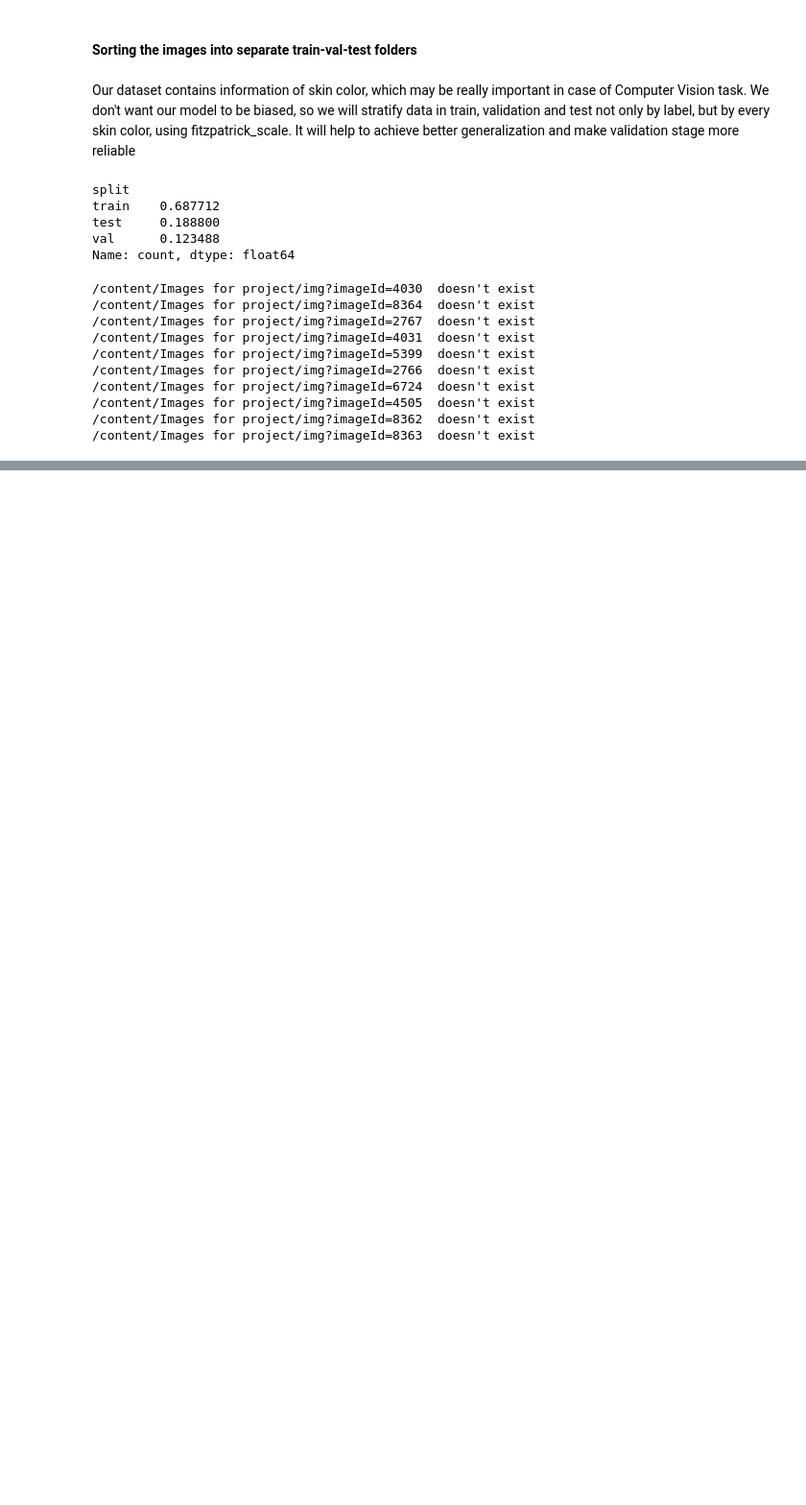
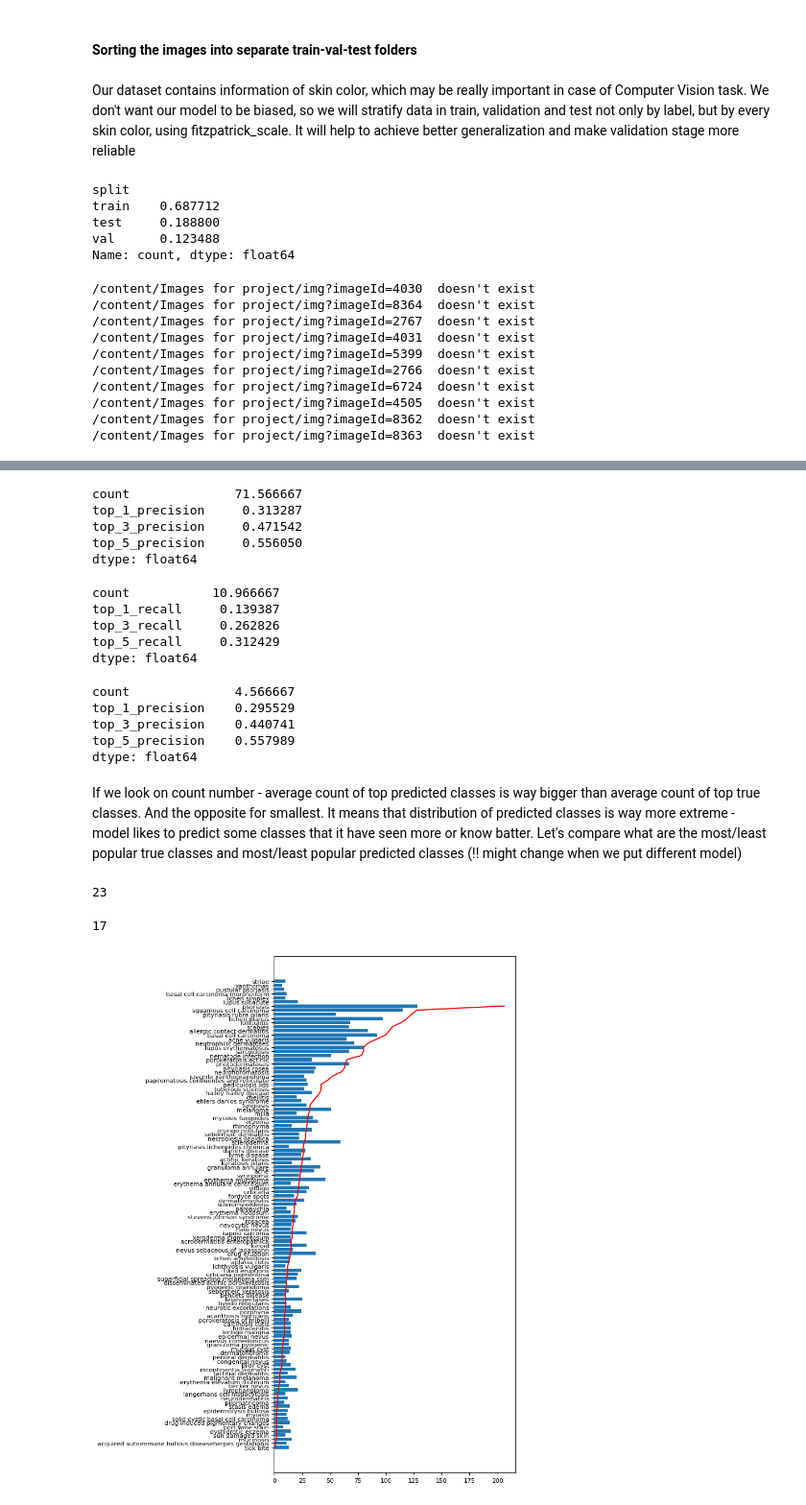
Before and after one commit to MaximilianLae/DL_Skin_Disease_Classification, a Jupyter notebook: Evaluation.ipynb, the cells around one changed output, grey strips where cells are left out. Shown at 96% size. Drawn from its saved outputs; the diff is of its cells as text; code cells hidden in the pictures; blank space fills up the shorter version.

Commit message:
added initial analysis

```diff
--- a/Evaluation.ipynb
+++ b/Evaluation.ipynb
@@ -1187,0 +213,17 @@ model.save_weights('/content/vgg16-1024-256.h5')
+# %%
+#create dataframe for analysis
+
+url = 'https://raw.githubusercontent.com/ontenkutsenko/DL_Skin_Desease_Classification/main/Data/fitzpatrick17k.csv'
+df1 = pd.read_csv(url).dropna(subset = ['url'])
+df1['key'] = df1['label'] + '/' + df1['url'].apply(lambda x: x.split('/')[-1] + '.jpg')
+df2 = pd.DataFrame({
+    'key': test_generator.filenames,
+    'true_class': test_generator.classes,
+    'pred_class': predictions.argmax(axis=1),
+    'pred_prob' : predictions.tolist()
+})
+reverse_dict = {value: key for key, value in test_generator.class_indices.items()}
+df2['pred_label'] = df2['pred_class'].apply(lambda x: reverse_dict[x])
+
+test_info = pd.merge(df1, df2, left_on='key', right_on='key')
+test_info.head()
@@ -1187,0 +330,60 @@ model.save_weights('/content/vgg16-1024-256.h5')
+# %%
+# Precision on 30 biggest predicted classes
+
+cat_performance_df_1.sort_values(by='count', ascending=False).head(30).drop('label', axis = 1).mean()
+# %% [output]
+count              71.566667
+top_1_precision     0.313287
+top_3_precision     0.471542
+top_5_precision     0.556050
+dtype: float64
+# %%
+# Recall on 30 smallest classes
+
+cat_performance_df.sort_values(by='count', ascending=False).tail(30).drop('label', axis = 1).mean()
+# %% [output]
+count           10.966667
+top_1_recall     0.139387
+top_3_recall     0.262826
+top_5_recall     0.312429
+dtype: float64
+# %%
+# Precision on 30 smallest predicted classes
+
+cat_performance_df_1.sort_values(by='count', ascending=False).tail(30).drop('label', axis = 1).mean()
+# %% [output]
+count              4.566667
+top_1_precision    0.295529
+top_3_precision    0.440741
+top_5_precision    0.557989
+dtype: float64
+# %% [markdown]
+If we look on count number - average count of top predicted classes is way bigger than average count of top true classes. And the opposite for smallest. It means that distribution of predicted classes is way more extreme - model likes to predict some classes that it have seen more or know batter. Let's compare what are the most/least popular true classes and most/least popular predicted classes (!! might change when we put different model)
+# %%
+pop_pred = set(cat_performance_df_1.sort_values(by='count', ascending=False).head(30)['label'])
+pop_true = set(cat_performance_df.sort_values(by='count', ascending=False).head(30)['label'])
+
+len(pop_pred.intersection(pop_true))
+# %% [output]
+23
+# %%
+unpop_pred = set(cat_performance_df_1.sort_values(by='count', ascending=False).tail(30)['label'])
+unpop_true = set(cat_performance_df.sort_values(by='count', ascending=False).tail(30)['label'])
+
+len(unpop_pred.intersection(unpop_true))
+# %% [output]
+17
+# %%
+plt.figure(figsize=(8, 10))
+
+plt.plot(cat_performance_df_1.sort_values(by = 'count')['count'],
+         cat_performance_df_1.sort_values(by = 'count')['label'],
+         color = 'red')
+plt.barh(cat_performance_df['label'], cat_performance_df['count'])
+
+plt.xticks(fontsize=8)
+plt.yticks(fontsize=8)
+plt.tight_layout()
+plt.show()
+# %% [output]
+[figure, added]
```
Also changed, not shown: parts of 98 cells of this notebook.
